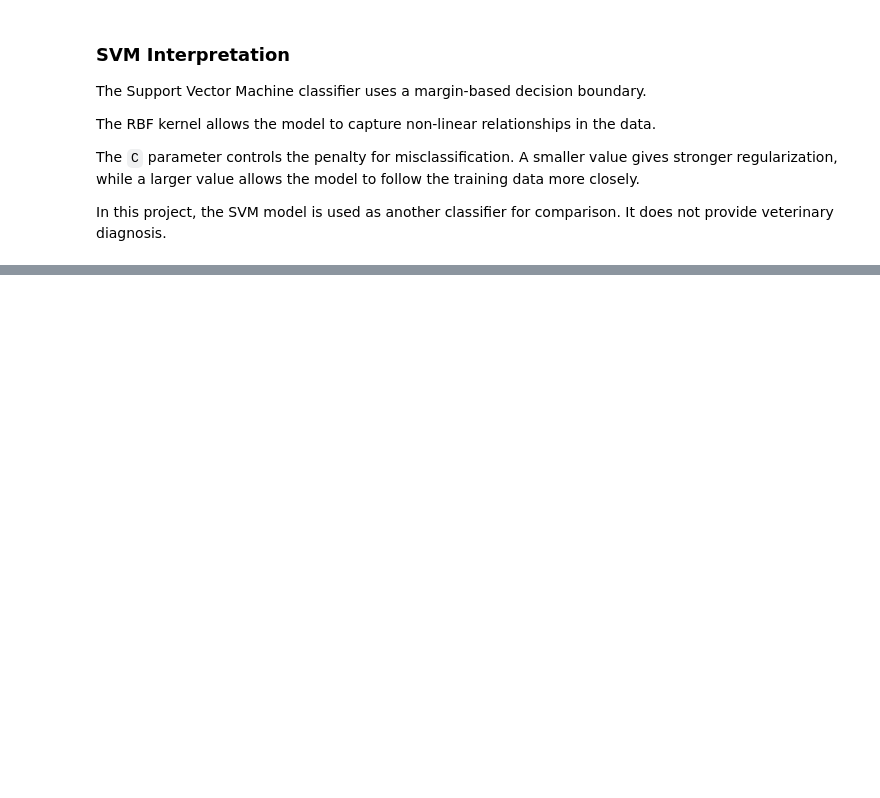
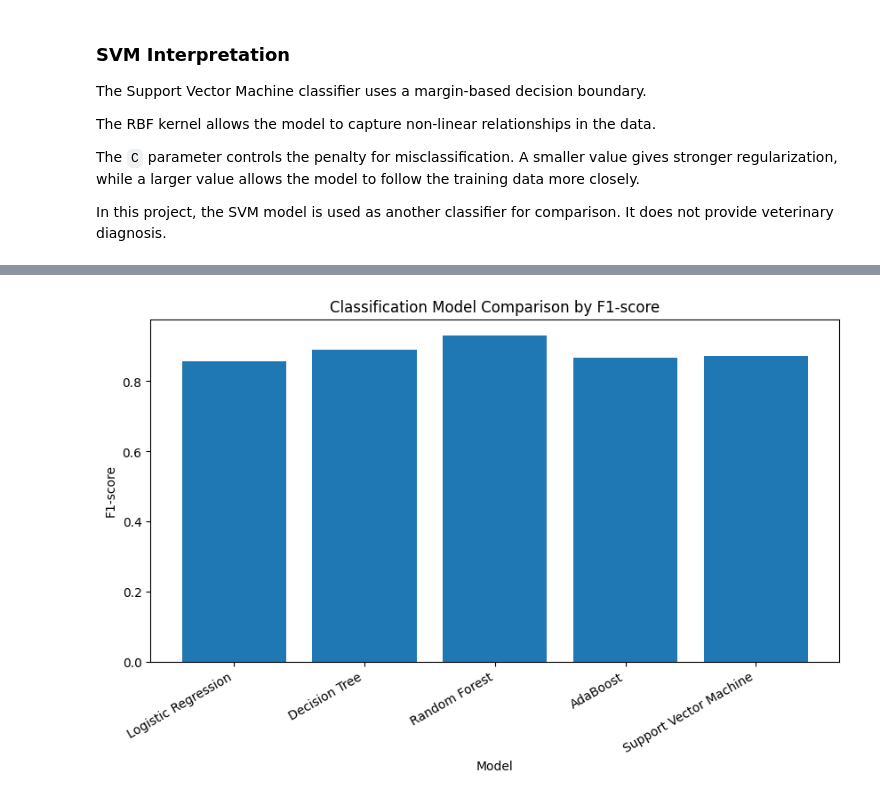
Before and after one commit to SATananov/cane-corso-growth-intelligence, a Jupyter notebook: notebooks/03_classification_growth_status.ipynb, the cells around one changed output, grey strips where cells are left out. Cells and saved outputs as stored; diff of their text form; code cells hidden in the pictures; blank space fills up the shorter version.

Commit message:
Add final classification model comparison

```diff
--- a/notebooks/03_classification_growth_status.ipynb
+++ b/notebooks/03_classification_growth_status.ipynb
@@ -785,0 +878,15 @@ In this project, the SVM model is used as another classifier for comparison. It
+# %%
+plt.figure(figsize=(10, 5))
+
+plt.bar(
+    classification_model_comparison["Model"],
+    classification_model_comparison["F1-score"]
+)
+
+plt.xlabel("Model")
+plt.ylabel("F1-score")
+plt.title("Classification Model Comparison by F1-score")
+plt.xticks(rotation=30, ha="right")
+plt.show()
+# %% [output]
+[figure, added]
```
Also changed, not shown: parts of 5 cells of this notebook.
